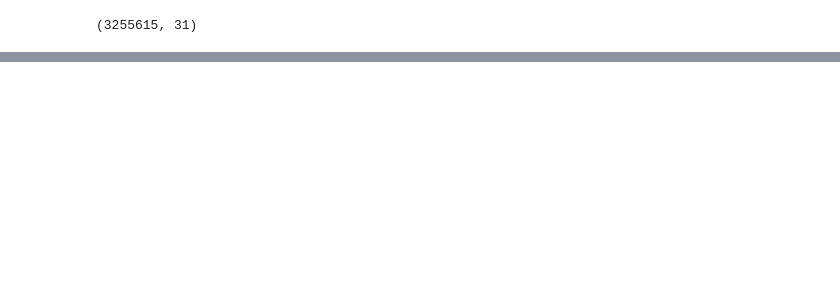
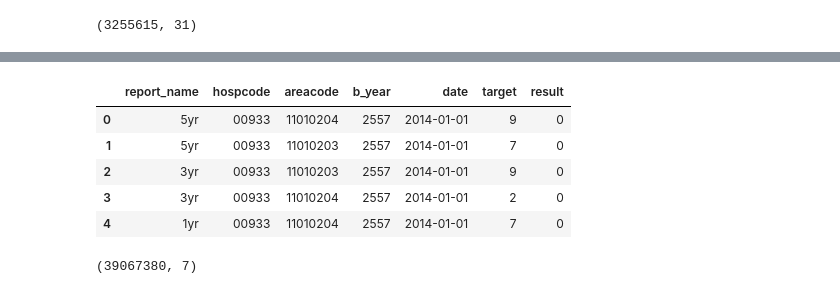
Before and after one commit to vk-poonyakanok/s_epi_complete, a Jupyter notebook: s_epi_complete.ipynb, the cells around one changed output, grey strips where cells are left out. Saved outputs shown, nothing was run; the diff lists cells and outputs as text; code cells hidden in the pictures; blank space fills up the shorter version.

```diff
--- a/s_epi_complete.ipynb
+++ b/s_epi_complete.ipynb
@@ -1180,0 +1256,13 @@ s_epi_complete_data_all.shape
+# %%
+optimized_df.head()
+# %% [output]
+|  | report_name | hospcode | areacode | b_year | date | target | result |
+| 0 | 5yr | 00933 | 11010204 | 2557 | 2014-01-01 | 9 | 0 |
+| 1 | 5yr | 00933 | 11010203 | 2557 | 2014-01-01 | 7 | 0 |
+| 2 | 3yr | 00933 | 11010203 | 2557 | 2014-01-01 | 9 | 0 |
+| 3 | 3yr | 00933 | 11010204 | 2557 | 2014-01-01 | 2 | 0 |
+| 4 | 1yr | 00933 | 11010204 | 2557 | 2014-01-01 | 7 | 0 |
+# %%
+optimized_df.shape
+# %% [output]
+(39067380, 7)
```
Also changed, not shown: parts of 8 cells of this notebook, 10 other files.
